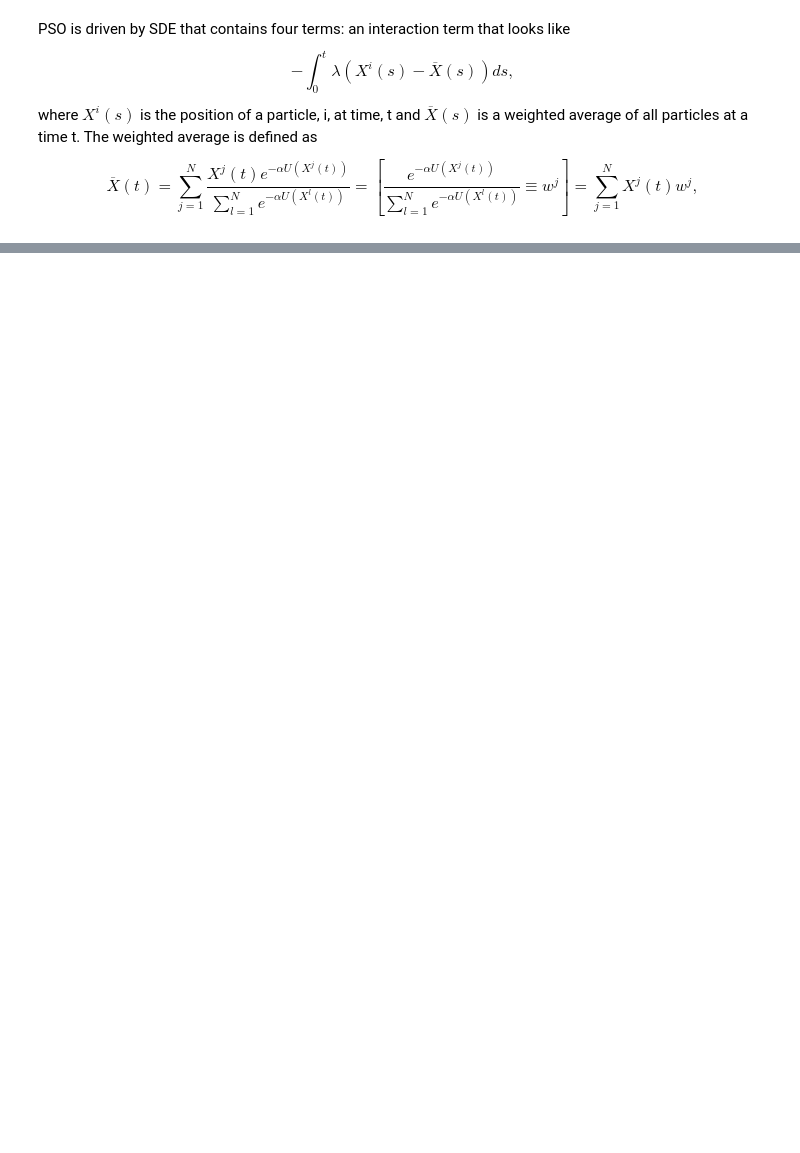
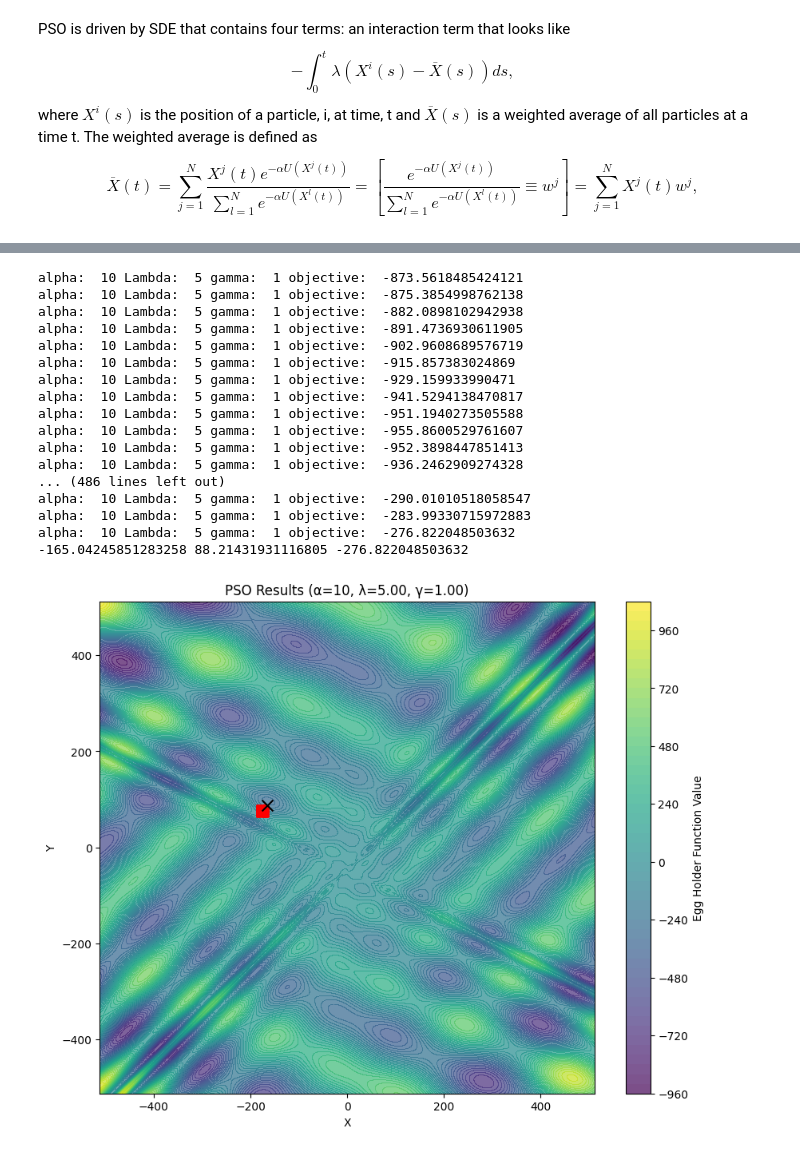
Before and after one commit to jonbors/Master-Thesis, a Jupyter notebook: PSO_implementation.ipynb, the cells around one changed output, grey strips where cells are left out. Saved outputs shown, nothing was run; the diff lists cells and outputs as text; code cells hidden in the pictures; blank space fills up the shorter version.

Commit message:
PSO tested: works on cross in tray not eggholder

```diff
--- a/PSO_implementation.ipynb
+++ b/PSO_implementation.ipynb
@@ -54,3 +55,12 @@ def weighted_average(X,alpha,objective_function):
+# %%
+def weighted_average(X, alpha, objective_function):
+    values = -alpha * objective_function(X)
+    clipped_values = np.clip(values, -700, 700)  # Prevent overflow
+    exp_values = np.exp(clipped_values)
+    total_weight = np.sum(exp_values)
+    w = exp_values / total_weight
+    w = w.reshape(-1, 1)
+    return np.sum(w * X, axis=0)
 # %% [markdown]
 $dR_k$ is the reflective term in discrete time formulation.
 
@@ -167,6 +156,5 @@ def PSO(X_old, V_old, Lambda, gamma, sigma,objective_function):
 # %%
-def eggholder(X):
-    x1, x2 = X[:, 0], X[:, 1]
-    term1 = -(x2 + 47) * np.sin(np.sqrt(np.abs(x2 + x1 / 2 + 47)))
-    term2 = -x1 * np.sin(np.sqrt(np.abs(x1 - (x2 + 47))))
-    return term1 + term2
+def egg_holder(X):
+    x = np.clip(X[:,0], -512, 512)
+    y = np.clip(X[:,1], -512, 512)
+    return -(y+47)*np.sin(np.sqrt(np.abs(x/2+(y+47))))-x*np.sin(np.sqrt(np.abs(x-(y+47))))
@@ -172,0 +199,58 @@ def eggholder(X):
+# %%
+#Grid search for optimal parameters
+alpha = 10
+Lambda = 5
+gamma = 1
+N_particles = 1000
+radius = 700
+
+objective_function = egg_holder
+
+particle_positions_X = np.random.uniform(-512,512,(N_particles,2))
+particle_velocities_V = np.random.uniform(-1,1,(N_particles,2))
+time = 0
+# Create a grid for the contour plot
+x = np.linspace(-512, 512, 1000)
+y = np.linspace(-512, 512, 1000)
+X, Y = np.meshgrid(x, y)
+Z = egg_holder(np.column_stack((X.ravel(), Y.ravel()))).reshape(X.shape)
+plt.figure(figsize=(10, 8))
+# Plotting
+
+plt.contourf(X, Y, Z, levels=50, cmap='viridis', alpha=0.7)
+plt.colorbar(label='Egg Holder Function Value')
+plt.xlim(-512, 512)
+plt.ylim(-512, 512)
+plt.xlabel('X')
+plt.ylabel('Y')
+plt.title(f'PSO Results (α={alpha}, λ={Lambda:.2f}, γ={gamma:.2f})')
+while time<T:
+    sigma = sigma_function(time)
+    particle_positions_X, particle_velocities_V = PSO(particle_positions_X, particle_velocities_V,alpha,objective_function,Lambda,gamma,sigma,radius)
+    print("alpha: ",alpha,"Lambda: ",Lambda,"gamma: ",gamma,"objective: ",np.min(objective_function(particle_positions_X)))
+    time += h
+
+min_index = np.argmin(objective_function(particle_positions_X))
+min_x, min_y = particle_positions_X[min_index]
+plt.plot(particle_positions_X[:,0], particle_positions_X[:,1], 'ro', markersize=1, alpha=0.5)
+plt.scatter(min_x, min_y, color='black', s=100, zorder=5, marker='x')
+print(min_x, min_y, objective_function(particle_positions_X)[min_index])
+# %% [output]
+alpha:  10 Lambda:  5 gamma:  1 objective:  -873.5618485424121
+alpha:  10 Lambda:  5 gamma:  1 objective:  -875.3854998762138
+alpha:  10 Lambda:  5 gamma:  1 objective:  -882.0898102942938
+alpha:  10 Lambda:  5 gamma:  1 objective:  -891.4736930611905
+alpha:  10 Lambda:  5 gamma:  1 objective:  -902.9608689576719
+alpha:  10 Lambda:  5 gamma:  1 objective:  -915.857383024869
+alpha:  10 Lambda:  5 gamma:  1 objective:  -929.159933990471
+alpha:  10 Lambda:  5 gamma:  1 objective:  -941.5294138470817
+alpha:  10 Lambda:  5 gamma:  1 objective:  -951.1940273505588
+alpha:  10 Lambda:  5 gamma:  1 objective:  -955.8600529761607
+alpha:  10 Lambda:  5 gamma:  1 objective:  -952.3898447851413
+alpha:  10 Lambda:  5 gamma:  1 objective:  -936.2462909274328
+... (486 lines left out)
+alpha:  10 Lambda:  5 gamma:  1 objective:  -290.01010518058547
+alpha:  10 Lambda:  5 gamma:  1 objective:  -283.99330715972883
+alpha:  10 Lambda:  5 gamma:  1 objective:  -276.822048503632
+-165.04245851283258 88.21431931116805 -276.822048503632
+[figure, added]
```
Also changed, not shown: parts of 18 cells of this notebook.
